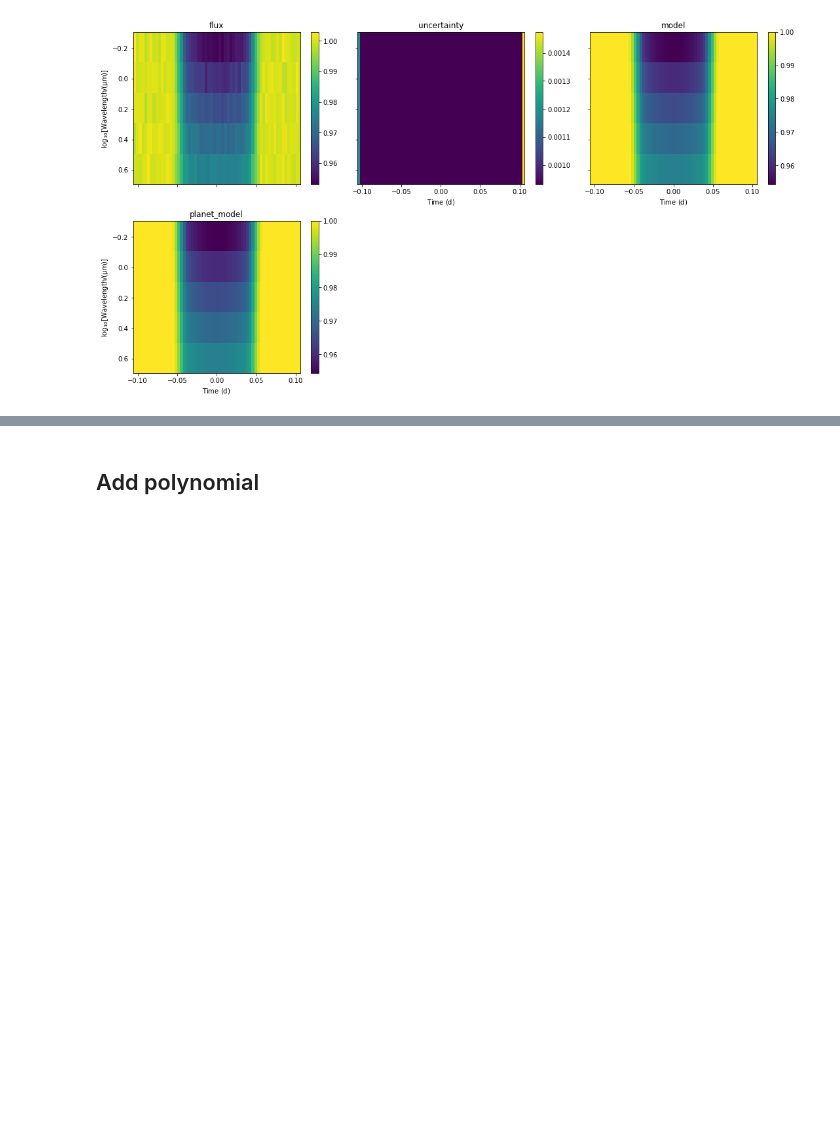
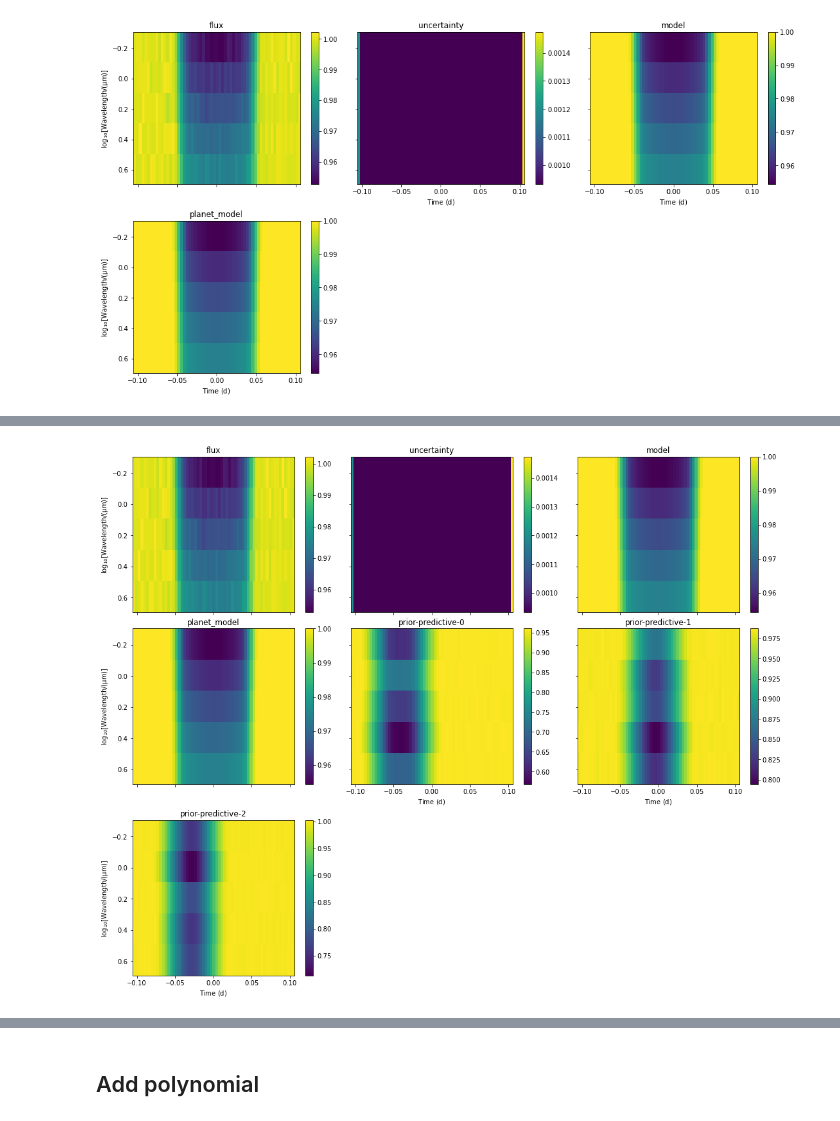
Before and after one commit to catrionamurray/chromatic_fitting, a Jupyter notebook: experiments.ipynb, the cells around one changed output, grey strips where cells are left out. Cells and saved outputs as stored; diff of their text form; code cells hidden in the pictures; blank space fills up the shorter version.

```diff
--- a/experiments.ipynb
+++ b/experiments.ipynb
@@ -225,0 +225,25 @@ plot_2d_lightcurves(t)
+# %%
+# need to reinitialise model due to known issue with separate wavelength-fitting
+t2 = TransitModel()
+t2.initialize_empty_model()
+
+t2.setup_parameters(
+#      period=Fitted(Uniform,testval=4.055259,lower=0.000009),
+                  period=1,
+                   epoch=Fitted(Uniform,lower=-0.05,upper=0.05),
+                   stellar_radius = Fitted(Uniform, lower=0.8, upper=1.2,testval=1),
+                   stellar_mass =Fitted(Uniform, lower=0.8, upper=1.2,testval=1),
+                   radius_ratio=WavelikeFitted(Normal, mu=0.5, sigma=0.05),
+                   impact_parameter=Fitted(ImpactParameter,ror=0.15,testval=0.44),
+                   limb_darkening=Fitted(QuadLimbDark,testval=[0.05,0.35]),
+                    baseline = Fitted(Uniform, lower=0.95,upper=1.05)
+                )
+
+t2.summarize_parameters()
+
+t2.attach_data(r)
+
+t2.setup_lightcurves()
+
+t2.setup_likelihood()
+print(t2.pymc3_model)
@@ -225,0 +285,3 @@ plot_2d_lightcurves(t)
+# %%
+t2.plot_priors()
+# %% [output]
@@ -225,0 +289 @@ plot_2d_lightcurves(t)
+[figure, added]
```
Also changed, not shown: parts of 20 cells of this notebook.
